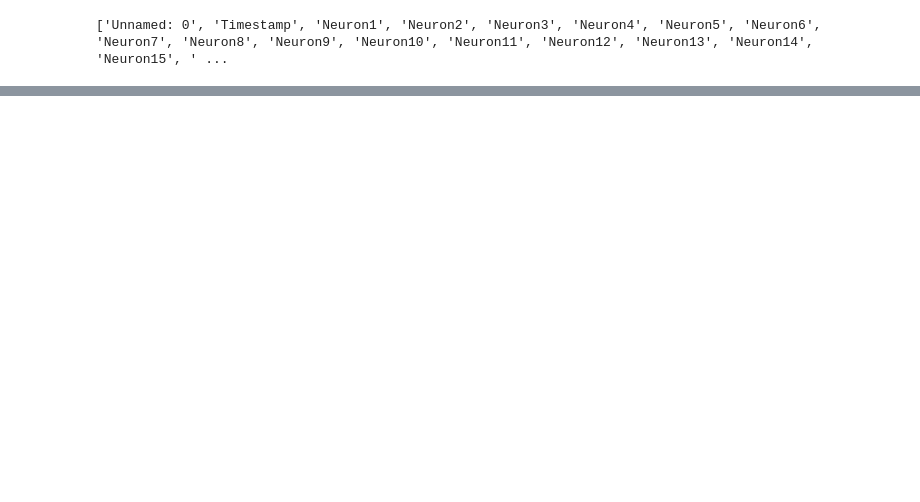
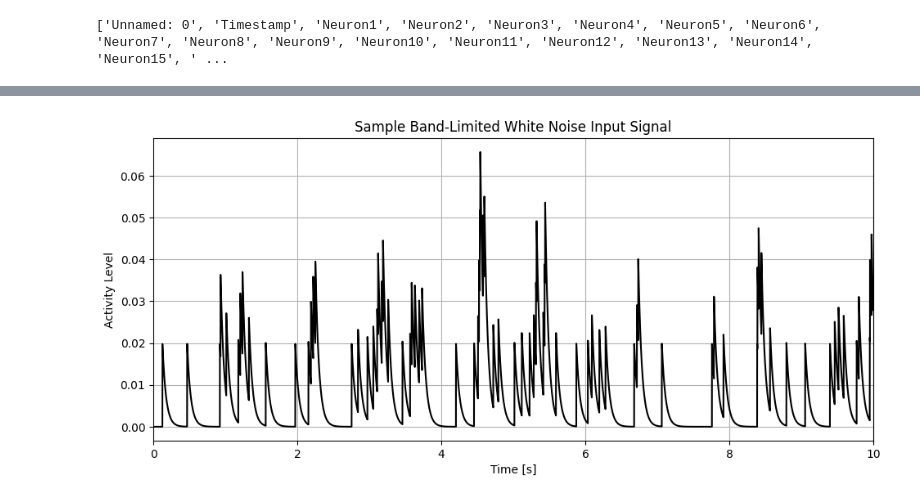
Before and after one commit to WAT-ai/BCI-Signal-Decoding, a Jupyter notebook: src/LMU - Basis/LMU_AA.ipynb, the cells around one changed output, grey strips where cells are left out. Drawn from its saved outputs; the diff is of its cells as text; code cells hidden in the pictures; blank space fills up the shorter version.

```diff
--- a/src/LMU - Basis/LMU_AA.ipynb
+++ b/src/LMU - Basis/LMU_AA.ipynb
@@ -122,0 +134,19 @@ pl.grid()
+# %%
+f, pl= plt.subplots(1,1)
+f.subplots_adjust(right=1.5)
+
+#syntax --> [;,0] -> indexing a 2D array or matrix
+
+
+pl.plot(sim.trange(), sim.data[p_stim][:,4], 'k')
+pl.set_title("Sample Band-Limited White Noise Input Signal")
+pl.set_ylabel("Activity Level")
+pl.set_xlabel("Time [s]")
+pl.set_xlim(0,10)
+
+#increase synpanse constant (to stretch them out TBD)
+#try to incorporate nengo representation to spread
+
+pl.grid()
+# %% [output]
+[figure, added]
```
Also changed, not shown: parts of 6 cells of this notebook.
